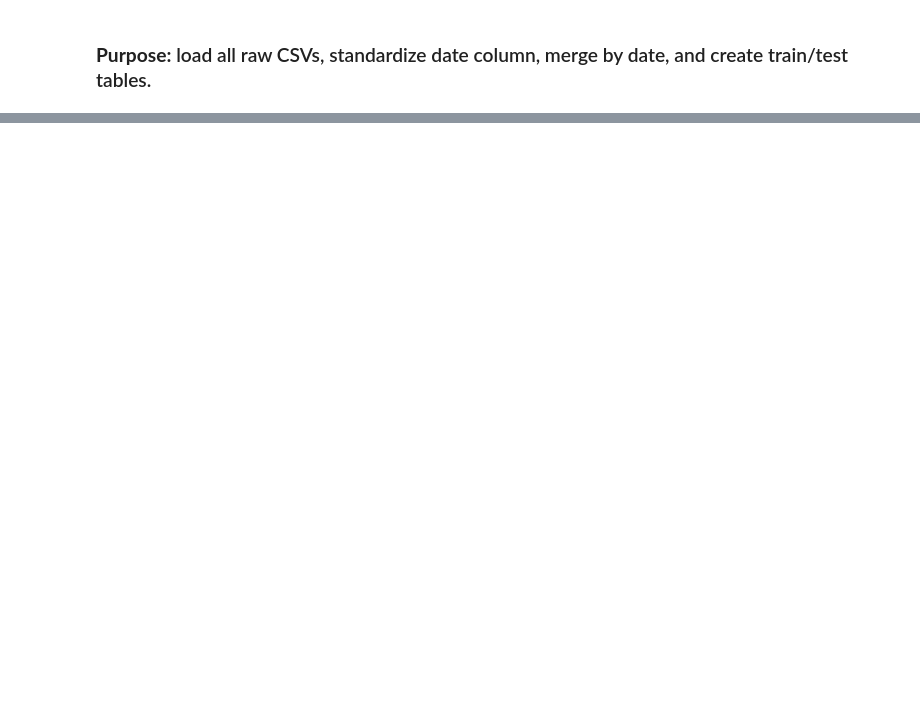
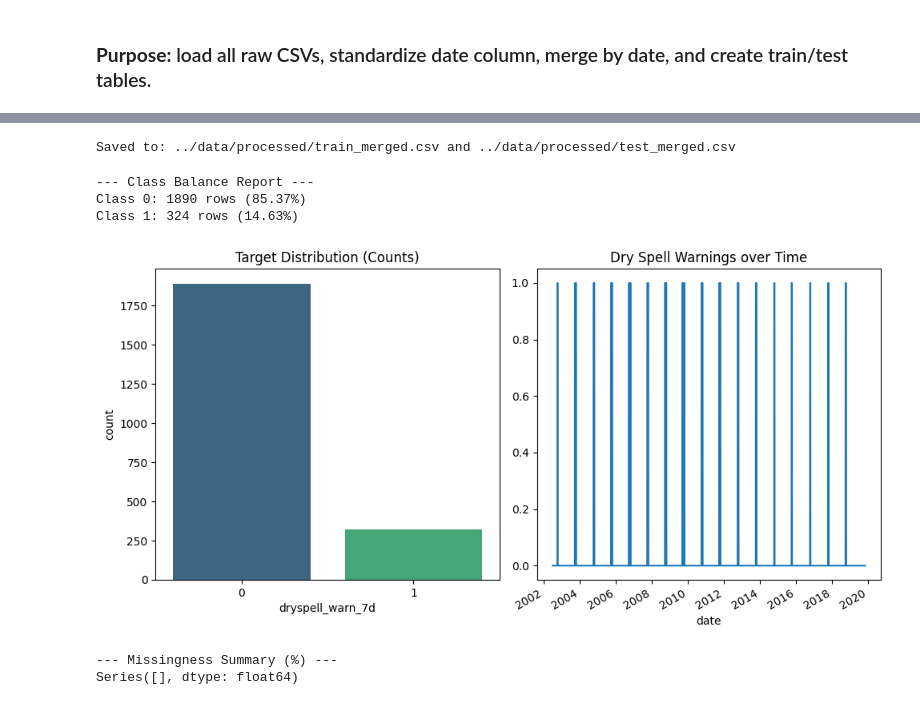
Before and after one commit to Mustafa777Xo/dry-spell, a Jupyter notebook: notebooks/ 01_merge_data.ipynb, the cells around one changed output, grey strips where cells are left out. Cells and saved outputs as stored; diff of their text form; code cells hidden in the pictures; blank space fills up the shorter version.

Commit message:
feat/ finish data cleaning and merging

```diff
--- a/notebooks/ 01_merge_data.ipynb
+++ b/notebooks/ 01_merge_data.ipynb
@@ -125,0 +192,3 @@ Train colmuns: ['date', '5cm_soli_moist', 'mean_dew_point_temp', 'max_temp', 'se
+# %%
+target_col = "dryspell_warn_7d"
+print("Using target_col:", target_col)
@@ -125,0 +211,6 @@ Train colmuns: ['date', '5cm_soli_moist', 'mean_dew_point_temp', 'max_temp', 'se
+# %%
+# Reorder the target col to the end of the dataframe
+cols = [c for c in train_merged.columns if c != target_col] + [target_col]
+train_merged = train_merged[cols]
+
+train_merged.head(10)
@@ -125,0 +229,46 @@ Train colmuns: ['date', '5cm_soli_moist', 'mean_dew_point_temp', 'max_temp', 'se
+# %%
+processed_dir = Path("../data/processed")
+processed_dir.mkdir(parents=True, exist_ok=True)
+train_merged.to_csv(processed_dir / "train_merged.csv", index=False)
+test_merged.to_csv(processed_dir / "test_merged.csv", index=False)
+print("Saved to:", processed_dir / "train_merged.csv", "and", processed_dir / "test_merged.csv")
+# %% [output]
+Saved to: ../data/processed/train_merged.csv and ../data/processed/test_merged.csv
+# %%
+# check the target class balance
+counts = train_merged[ "dryspell_warn_7d"].value_counts()
+proportions =  train_merged[ "dryspell_warn_7d"].value_counts(normalize=True)*100
+
+print("--- Class Balance Report ---")
+for val, cnt in counts.items():
+    print(f"Class {val}: {cnt} rows ({proportions[val]:.2f}%)")
+# %% [output]
+--- Class Balance Report ---
+Class 0: 1890 rows (85.37%)
+Class 1: 324 rows (14.63%)
+# %%
+plt.figure(figsize=(10,5))
+
+# Plot 1: Bar Chart (Magnitude)
+plt.subplot(1, 2, 1)
+sns.countplot(x='dryspell_warn_7d', data=train_merged, palette='viridis')
+plt.title('Target Distribution (Counts)')
+
+# Plot 2: Target over Time (Seasonality check)
+plt.subplot(1, 2, 2)
+train_merged.set_index('date')['dryspell_warn_7d'].plot()
+plt.title('Dry Spell Warnings over Time')
+
+plt.tight_layout()
+plt.show()
+# %% [output]
+[figure, added]
+# %%
+# Missingness summary
+missing_pct = train_merged.isna().mean().sort_values(ascending=False)*100
+print("--- Missingness Summary (%) ---")
+# Only show columns with missing data
+print(missing_pct[missing_pct > 0])
+# %% [output]
+--- Missingness Summary (%) ---
+Series([], dtype: float64)
```
Also changed, not shown: parts of 16 cells of this notebook.
